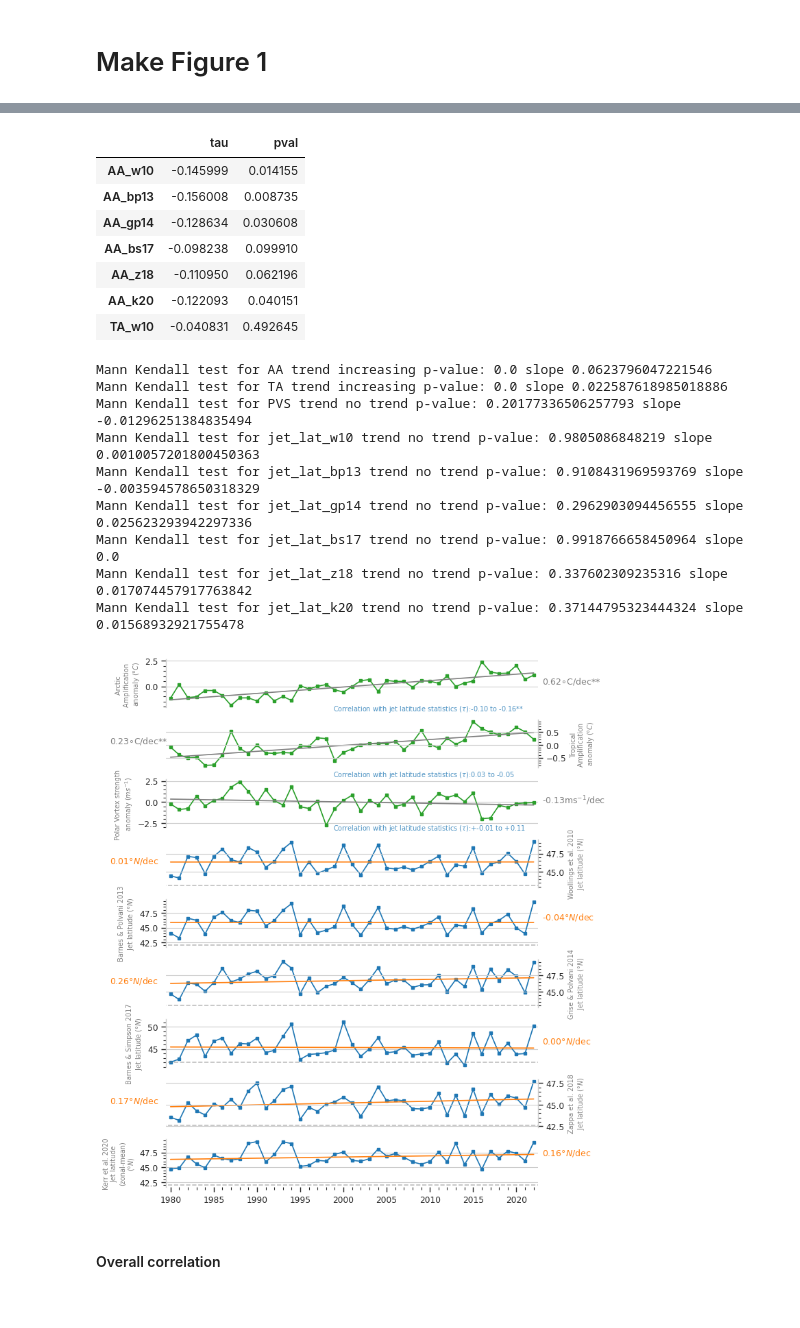
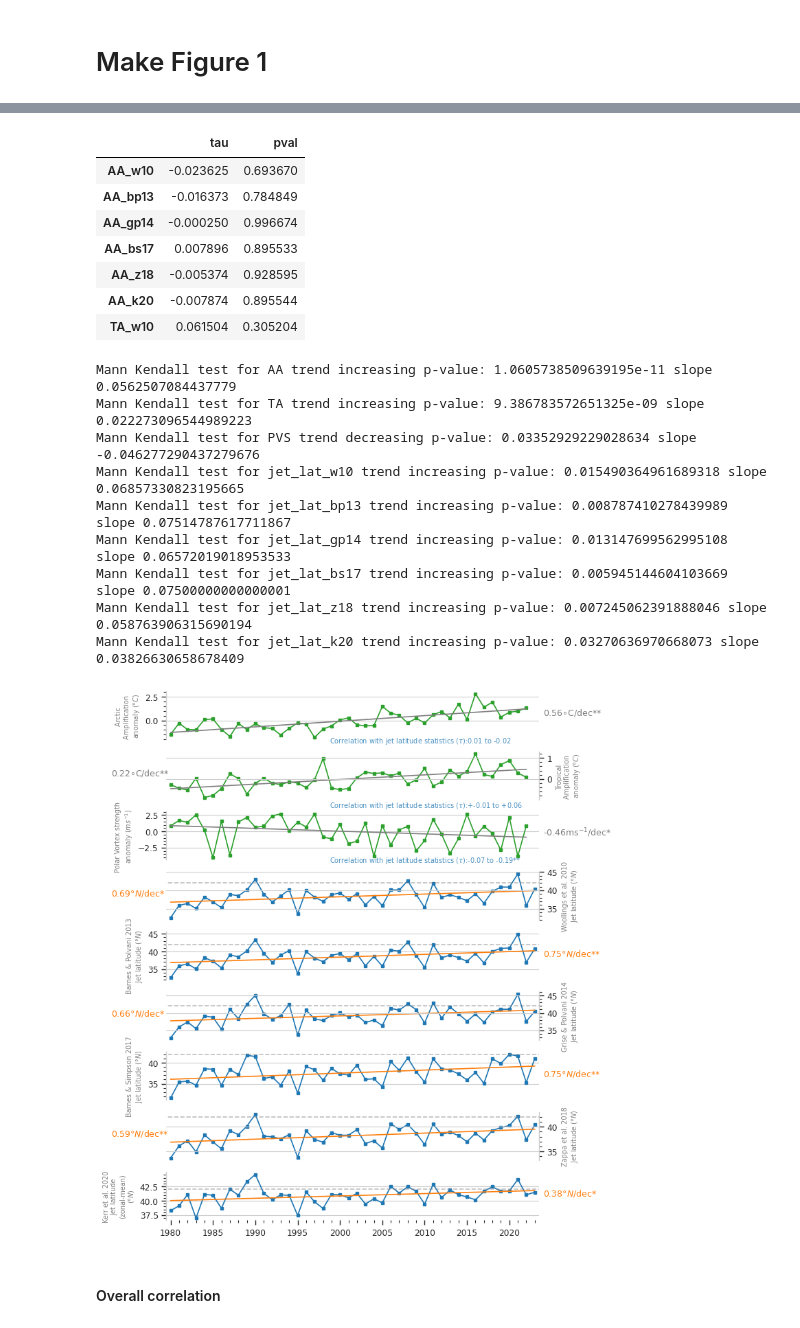
Before and after one commit to Thomasjkeel/uncertainty-in-npac-jet-shift, a Jupyter notebook: Figure_1-season.ipynb, the cells around one changed output, grey strips where cells are left out. Cells and saved outputs as stored; diff of their text form; code cells hidden in the pictures.

Commit message:
update data to 2023

```diff
--- a/Figure_1-season.ipynb
+++ b/Figure_1-season.ipynb
@@ -16,10 +16,10 @@ import pymannkendall
 import matplotlib.pyplot as plt
 import seaborn as sns
 # %%
-START_YEAR = "1980"
-END_YEAR = "2023"
-MONTHS_TO_USE = [9, 10, 11]
-SEASON_NAME = 'SON'
+START_YEAR = "1980-03"
+END_YEAR = "2023-12"
+MONTHS_TO_USE = [12, 1, 2]
+SEASON_NAME = 'DJF'
 # %%
 era_npac_day_dict = {}
 
@@ -96,6 +96,8 @@ clim_data['AA'] =  (AA_data_mean.groupby('time.dayofyear') - AA_data_mean.groupb
 clim_data['TA'] =  (TA_data_mean.groupby('time.dayofyear') - TA_data_mean.groupby('time.dayofyear').mean('time')).to_dataframe()['t'] # TA_data_mean['t'].to_dataframe()['t']
 clim_data['PVS'] =  (PVS_data_mean.groupby('time.dayofyear') - PVS_data_mean.groupby('time.dayofyear').mean('time')).to_dataframe()['u'] # PVS_data_mean['u'].to_dataframe()['u']
 all_data = pd.concat([clim_data, metric_data], axis=1)
+# %%
+all_data = all_data[START_YEAR: END_YEAR]
 # %%
 def get_linear_reg_slope(data, col_name):
     lin_reg_data = prepare_data_for_linear_reg(data, col_name)
@@ -168,13 +170,13 @@ all_kendall_corr_df
 all_kendall_corr_df.head(7) ## all sig except TA_w10
 # %% [output]
 |  | tau | pval |
-| AA_w10 | -0.145999 | 0.014155 |
-| AA_bp13 | -0.156008 | 0.008735 |
-| AA_gp14 | -0.128634 | 0.030608 |
-| AA_bs17 | -0.098238 | 0.099910 |
-| AA_z18 | -0.110950 | 0.062196 |
-| AA_k20 | -0.122093 | 0.040151 |
-| TA_w10 | -0.040831 | 0.492645 |
+| AA_w10 | -0.023625 | 0.693670 |
+| AA_bp13 | -0.016373 | 0.784849 |
+| AA_gp14 | -0.000250 | 0.996674 |
+| AA_bs17 | 0.007896 | 0.895533 |
+| AA_z18 | -0.005374 | 0.928595 |
+| AA_k20 | -0.007874 | 0.895544 |
+| TA_w10 | 0.061504 | 0.305204 |
 # %%
 WINDOW_SIZE = 3 # 3 months
 # %%
@@ -274,7 +276,7 @@ for ax, col_name, ylabel in zip(axes, cols_to_plot, ylabels):
         twin_ax.text(s=f"{slope_by_decade:.2f}{slope_label}", x=3, y=(ymin + ymax)/2, fontsize=9, c=color_to_use)
     else:
         ymin, ymax = ax.get_ylim()
-        ax.text(s=f"{slope_by_decade:.2f}{slope_label}", x=53, y=(ymin + ymax)/2, fontsize=9, c=color_to_use)
+        ax.text(s=f"{slope_by_decade:.2f}{slope_label}", x=54, y=(ymin + ymax)/2, fontsize=9, c=color_to_use)
 
     ax.grid(axis='x')
     ax.minorticks_on()
@@ -286,47 +288,47 @@ for n in range(0, 3):
     xmin, xmax = axes[n].get_xlim()
     ymin, ymax = axes[n].get_ylim()
     tau_pval_col = all_kendall_corr_df[all_kendall_corr_df.index.str.startswith(cols_to_plot[n])]
     tau_min, tau_min_pval = tau_pval_col['tau'].min(), tau_pval_col.iloc[tau_pval_col['tau'].argmin()]['pval']
     tau_max, tau_max_pval = tau_pval_col['tau'].max(), tau_pval_col.iloc[tau_pval_col['tau'].argmax()]['pval']
     min_asterix, max_asterix = "", ""
     if tau_min_pval < 0.05:
         min_asterix += "*"
     if tau_min_pval < 0.01:
         min_asterix += "*"
     if tau_max_pval < 0.05:
         max_asterix += "*"
     if tau_max_pval < 0.01:
         max_asterix += "*"
     if abs(tau_min) > abs(tau_max):
-        axes[n].text(s="Correlation with jet latitude statistics "+r"($\tau$):"+f"{tau_max:.2f}{max_asterix} to {tau_min:.2f}{min_asterix}", x=xmin+18.8, y=ymin-.35, fontsize=7, c='C0', alpha=.8)
+        axes[n].text(s="Correlation with jet latitude statistics "+r"($\tau$):"+f"{tau_max:.2f}{max_asterix} to {tau_min:.2f}{min_asterix}", x=xmin+18.8, y=ymin-.38, fontsize=7, c='C0', alpha=.8)
     else:
-        axes[n].text(s="Correlation with jet latitude statistics "+r"($\tau$):"+f"+{tau_min:.2f}{min_asterix} to +{tau_max:.2f}{max_asterix}", x=xmin+18.8, y=ymin-.35, fontsize=7, c='C0', alpha=.8)
+        axes[n].text(s="Correlation with jet latitude statistics "+r"($\tau$):"+f"+{tau_min:.2f}{min_asterix} to +{tau_max:.2f}{max_asterix}", x=xmin+18.8, y=ymin-.38, fontsize=7, c='C0', alpha=.8)
 
 for n in range(3, 9):
     # if n % 2 != 1:
-    axes[n].hlines(42, 0, 52.5, color='gray', alpha=0.5, linestyle='--')
+    axes[n].hlines(42, 0, 53.5, color='gray', alpha=0.5, linestyle='--')
 
 for ax in axes:
-    ax.set_xlim(9.5, 52.5)
+    ax.set_xlim(9.5, 53.5)
 
 axes[-1].minorticks_on()
 axes[-1].tick_params(axis='x',which='major', bottom=True)
 axes[-1].tick_params(axis='x',which='minor', bottom=True)
 
 axes[-1].set_xlabel("")
 fig.subplots_adjust(hspace=0.25)
 # fig.savefig(f'figures/figure_1_{SEASON_NAME}.png', dpi=300, bbox_inches='tight', transparent=False)
 # %% [output]
-Mann Kendall test for AA trend increasing p-value: 0.0 slope 0.0623796047221546
-Mann Kendall test for TA trend increasing p-value: 0.0 slope 0.022587618985018886
-Mann Kendall test for PVS trend no trend p-value: 0.20177336506257793 slope -0.01296251384835494
-Mann Kendall test for jet_lat_w10 trend no trend p-value: 0.9805086848219 slope 0.0010057201800450363
-Mann Kendall test for jet_lat_bp13 trend no trend p-value: 0.9108431969593769 slope -0.003594578650318329
-Mann Kendall test for jet_lat_gp14 trend no trend p-value: 0.2962903094456555 slope 0.025623293942297336
-Mann Kendall test for jet_lat_bs17 trend no trend p-value: 0.9918766658450964 slope 0.0
-Mann Kendall test for jet_lat_z18 trend no trend p-value: 0.337602309235316 slope 0.017074457917763842
-Mann Kendall test for jet_lat_k20 trend no trend p-value: 0.37144795323444324 slope 0.01568932921755478
+Mann Kendall test for AA trend increasing p-value: 1.0605738509639195e-11 slope 0.0562507084437779
+Mann Kendall test for TA trend increasing p-value: 9.386783572651325e-09 slope 0.022273096544989223
+Mann Kendall test for PVS trend decreasing p-value: 0.03352929229028634 slope -0.046277290437279676
+Mann Kendall test for jet_lat_w10 trend increasing p-value: 0.015490364961689318 slope 0.06857330823195665
+Mann Kendall test for jet_lat_bp13 trend increasing p-value: 0.008787410278439989 slope 0.07514787617711867
+Mann Kendall test for jet_lat_gp14 trend increasing p-value: 0.013147699562995108 slope 0.06572019018953533
+Mann Kendall test for jet_lat_bs17 trend increasing p-value: 0.005945144604103669 slope 0.07500000000000001
+Mann Kendall test for jet_lat_z18 trend increasing p-value: 0.007245062391888046 slope 0.058763906315690194
+Mann Kendall test for jet_lat_k20 trend increasing p-value: 0.03270636970668073 slope 0.03826630658678409
-[figure, old version]
+[figure, new version]
 # %% [markdown]
 #### Overall correlation
 # %%
```
Also changed, not shown: parts of 3 cells of this notebook, 31 other files.
